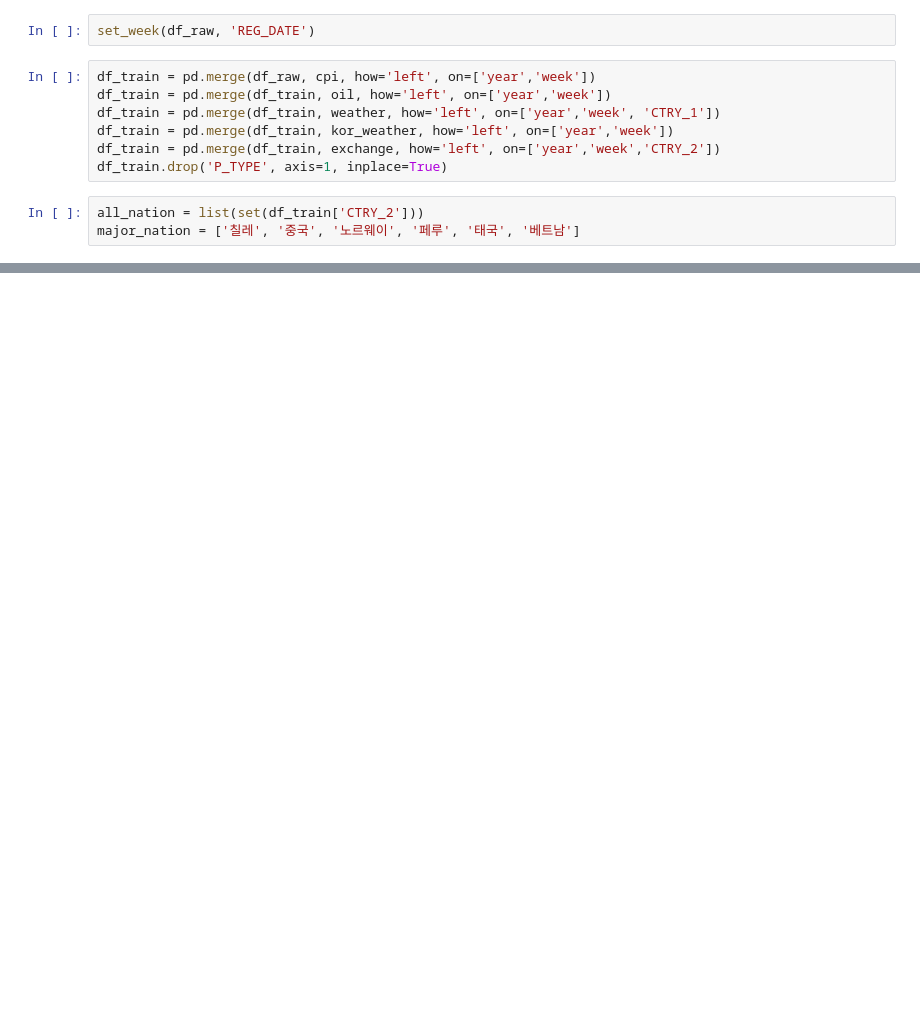
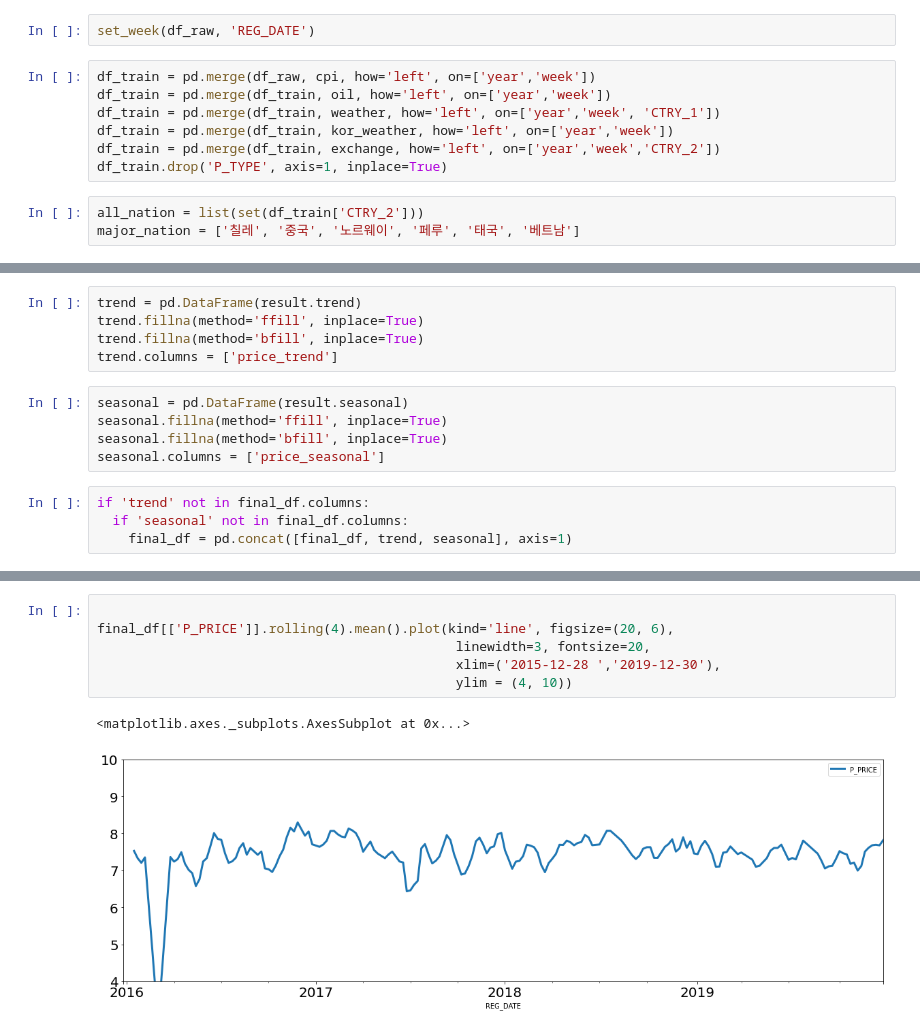
Before and after one commit to Yeony54/Project_Seafood_Import_Price_Prediction, a Jupyter notebook: time_series_.ipynb, the cells around one changed output, grey strips where cells are left out. Saved outputs shown, nothing was run; the diff lists cells and outputs as text; blank space fills up the shorter version.

```diff
--- a/time_series_.ipynb
+++ b/time_series_.ipynb
@@ -243,0 +255,14 @@ REG_DATE
+# %%
+trend = pd.DataFrame(result.trend)
+trend.fillna(method='ffill', inplace=True)
+trend.fillna(method='bfill', inplace=True)
+trend.columns = ['price_trend']
+# %%
+seasonal = pd.DataFrame(result.seasonal)
+seasonal.fillna(method='ffill', inplace=True)
+seasonal.fillna(method='bfill', inplace=True)
+seasonal.columns = ['price_seasonal']
+# %%
+if 'trend' not in final_df.columns:
+  if 'seasonal' not in final_df.columns:
+    final_df = pd.concat([final_df, trend, seasonal], axis=1)
@@ -243,0 +277,9 @@ REG_DATE
+# %%
+
+final_df[['P_PRICE']].rolling(4).mean().plot(kind='line', figsize=(20, 6),
+                                              linewidth=3, fontsize=20,
+                                              xlim=('2015-12-28	','2019-12-30'),
+                                              ylim = (4, 10))
+# %% [output]
+<matplotlib.axes._subplots.AxesSubplot at 0x...>
+[figure, added]
```
Also changed, not shown: parts of 35 cells of this notebook.
